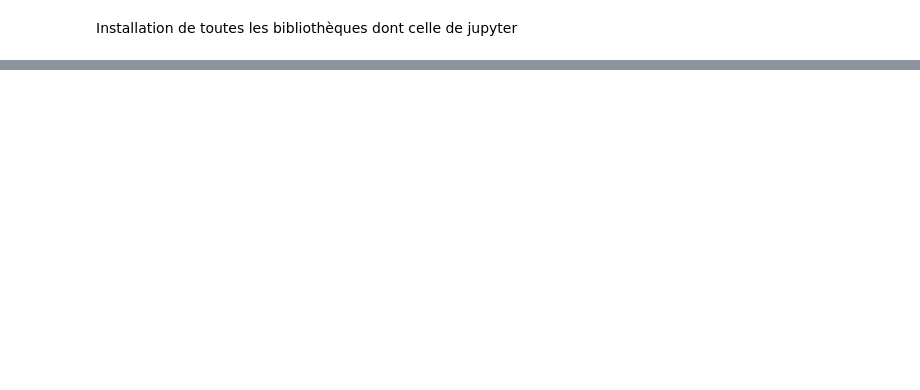
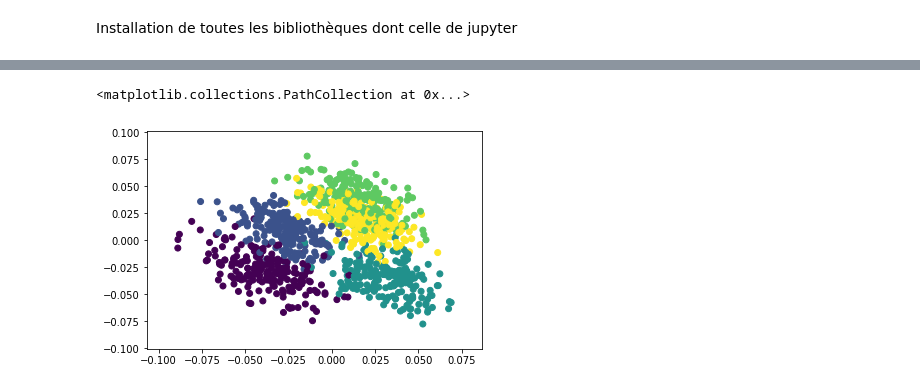
Before and after one commit to lalbarra/Cursus_Recherche, a Jupyter notebook: Notebook/SKlearn_notebook.ipynb, the cells around one changed output, grey strips where cells are left out. Saved outputs shown, nothing was run; the diff lists cells and outputs as text; code cells hidden in the pictures; blank space fills up the shorter version.

```diff
--- a/Notebook/SKlearn_notebook.ipynb
+++ b/Notebook/SKlearn_notebook.ipynb
@@ -213,0 +254,22 @@ array([[ 0,  0,  0,  0,  0,  0,  0,  0,  0,  0,  1,  1,  1,  1,  1,  1,  1,
+# %%
+#FastICA : Fast algorithm for Independant Component Analysis
+from sklearn.decomposition import FastICA
+import numpy as np
+
+# We generate 1000 blobs and print them
+X,y = make_blobs(n_samples = 1000, n_features = 2, centers = 5, cluster_std = 2)
+plt.scatter(X[:,0], X[:,1], c=y)
+
+# We create an object from the FastICA class
+fastICA = FastICA(n_components=None, algorithm='parallel', whiten=True, fun='logcosh', fun_args=None, max_iter=200, tol=0.0001, w_init=None, random_state=None)
+
+fastICA.fit(X)
+print("covariance :")
+print(pca.get_covariance())
+print("")
+print("transform :")
+Xt = fastICA.transform(X)
+print(Xt)
+print(np.shape(X))
+print(np.shape(Xt))
+print("")
@@ -213,0 +292,5 @@ array([[ 0,  0,  0,  0,  0,  0,  0,  0,  0,  0,  1,  1,  1,  1,  1,  1,  1,
+# %%
+plt.scatter(Xt[:,0], Xt[:,1], c=y)
+# %% [output]
+<matplotlib.collections.PathCollection at 0x...>
+[figure, added]
```
Also changed, not shown: parts of 13 cells of this notebook.
